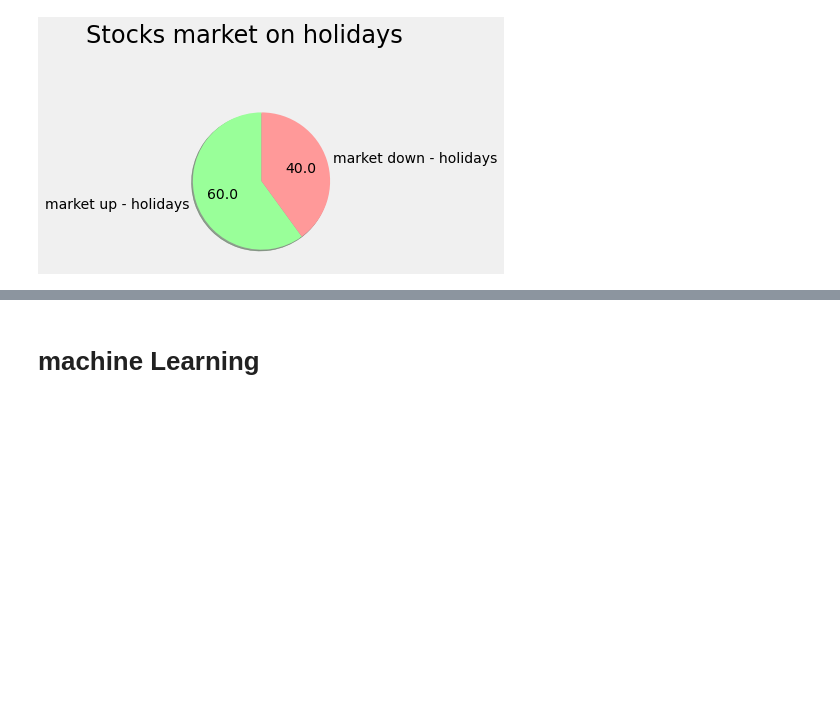
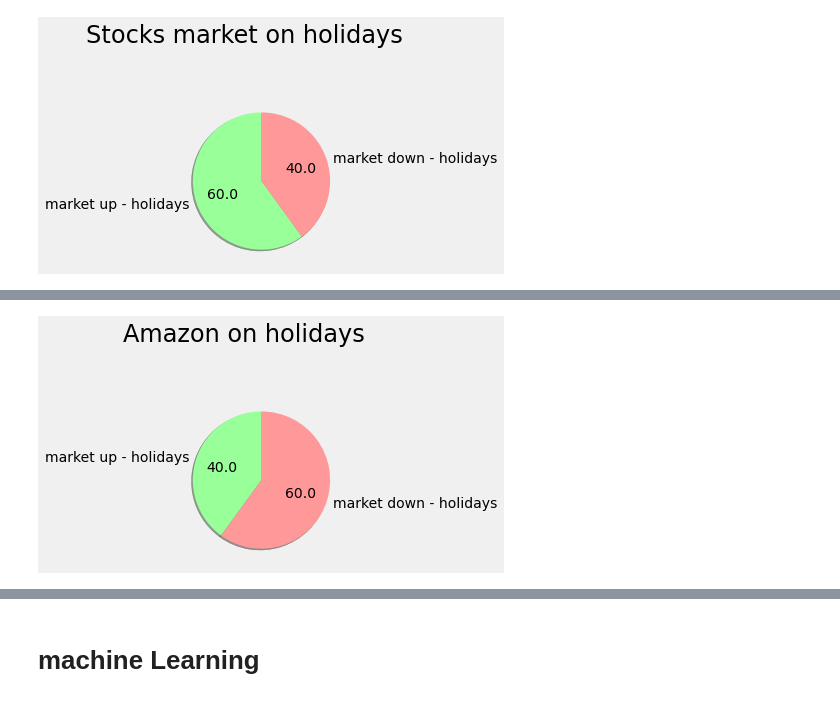
Before and after one commit to omerrb/stock_market_ai, a Jupyter notebook: main.ipynb, the cells around one changed output, grey strips where cells are left out. Drawn from its saved outputs; the diff is of its cells as text; code cells hidden in the pictures; blank space fills up the shorter version.

```diff
--- a/main.ipynb
+++ b/main.ipynb
@@ -853,0 +903,22 @@ plt.show()
+# %%
+fig = plt.figure(figsize=(16, 10))
+fig.suptitle("Amazon on holidays", fontsize=24)
+
+ax5 = fig.add_subplot(3, 1, 1)
+ax5.set_title = 'On special days'
+labels = ['market up', 'market down']
+colors = ['#99ff99', '#ff9999']
+
+market_up = 0
+market_down = 0
+for index, row in new_stock.iterrows():
+    if int(row['amazon_open']) > int(row['amazon_close']) and row['is_holiday'] == 1:
+        market_down += 1
+    elif int(row['amazon_open']) < int(row['amazon_close']) and row['is_holiday'] == 1:
+        market_up += 1
+labels5 = ['market up - holidays', 'market down - holidays']
+sizes5 = [(market_up/ (market_up + market_down))*100, (market_down/ (market_up + market_down))*100]
+ax5.pie(sizes5, labels=labels5, shadow=True, startangle=90, autopct='%.1f', colors=colors)
+plt.show()
+# %% [output]
+[figure, added]
```
Also changed, not shown: parts of 11 cells of this notebook, 2 other files.
